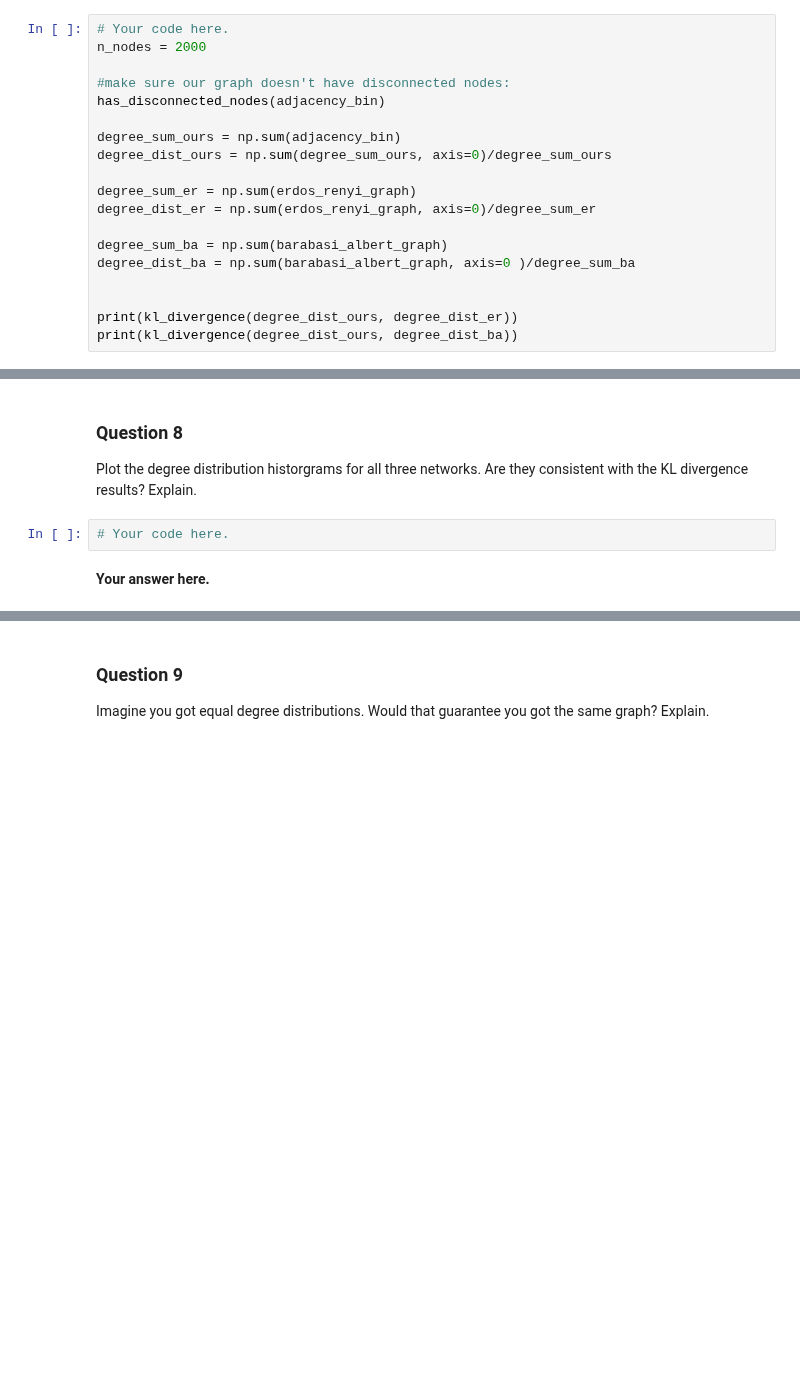
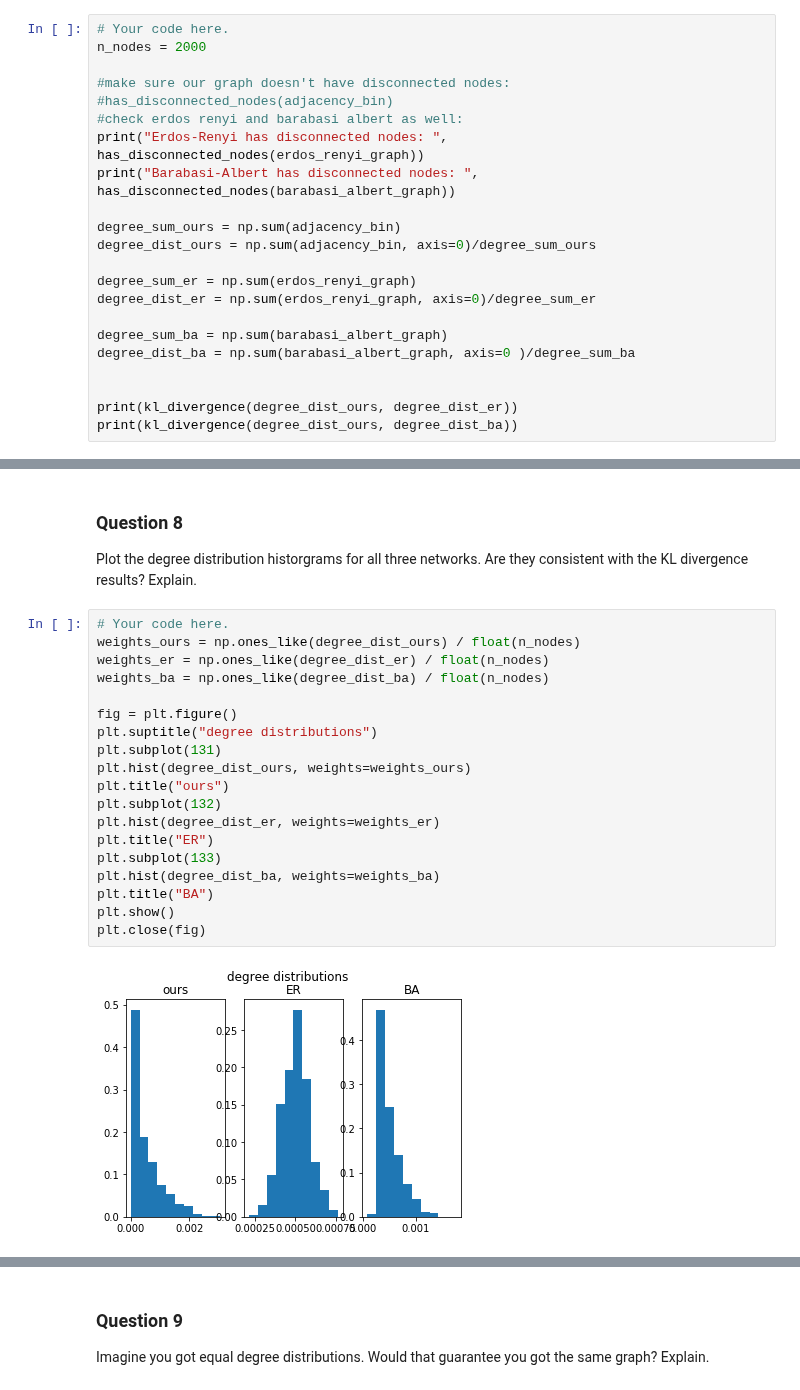
Before and after one commit to senakicir/ntds_project, a Jupyter notebook: 2_network_models.ipynb, the cells around one changed output, grey strips where cells are left out. Saved outputs shown, nothing was run; the diff lists cells and outputs as text; blank space fills up the shorter version.

```diff
--- a/2_network_models.ipynb
+++ b/2_network_models.ipynb
@@ -307,10 +307,13 @@ def has_disconnected_nodes(adjacency):
 n_nodes = 2000
 
 #make sure our graph doesn't have disconnected nodes:
-has_disconnected_nodes(adjacency_bin)
+#has_disconnected_nodes(adjacency_bin)
+#check erdos renyi and barabasi albert as well:
+print("Erdos-Renyi has disconnected nodes: ", has_disconnected_nodes(erdos_renyi_graph))
+print("Barabasi-Albert has disconnected nodes: ", has_disconnected_nodes(barabasi_albert_graph))
 
 degree_sum_ours = np.sum(adjacency_bin)
-degree_dist_ours = np.sum(degree_sum_ours, axis=0)/degree_sum_ours
+degree_dist_ours = np.sum(adjacency_bin, axis=0)/degree_sum_ours
 
 degree_sum_er = np.sum(erdos_renyi_graph)
 degree_dist_er = np.sum(erdos_renyi_graph, axis=0)/degree_sum_er
@@ -330,7 +330,24 @@ Largest connected component size:  1
 ### Question 8
 
 Plot the degree distribution historgrams for all three networks. Are they consistent with the KL divergence results? Explain.
-# %%
-# Your code here.
-# %% [markdown]
-**Your answer here.**
+# %%
+# Your code here.
+weights_ours = np.ones_like(degree_dist_ours) / float(n_nodes)
+weights_er = np.ones_like(degree_dist_er) / float(n_nodes)
+weights_ba = np.ones_like(degree_dist_ba) / float(n_nodes)
+
+fig = plt.figure()
+plt.suptitle("degree distributions")
+plt.subplot(131)
+plt.hist(degree_dist_ours, weights=weights_ours)
+plt.title("ours")
+plt.subplot(132)
+plt.hist(degree_dist_er, weights=weights_er)
+plt.title("ER")
+plt.subplot(133)
+plt.hist(degree_dist_ba, weights=weights_ba)
+plt.title("BA")
+plt.show()
+plt.close(fig)
+# %% [output]
+[figure, added]
```
Also changed, not shown: parts of 6 cells of this notebook.
